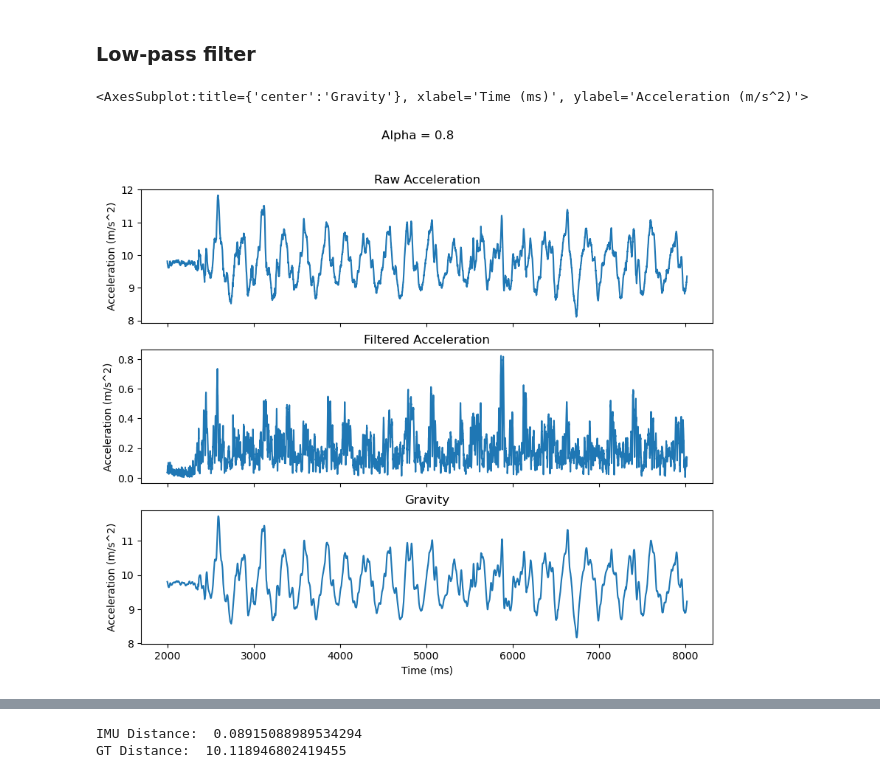
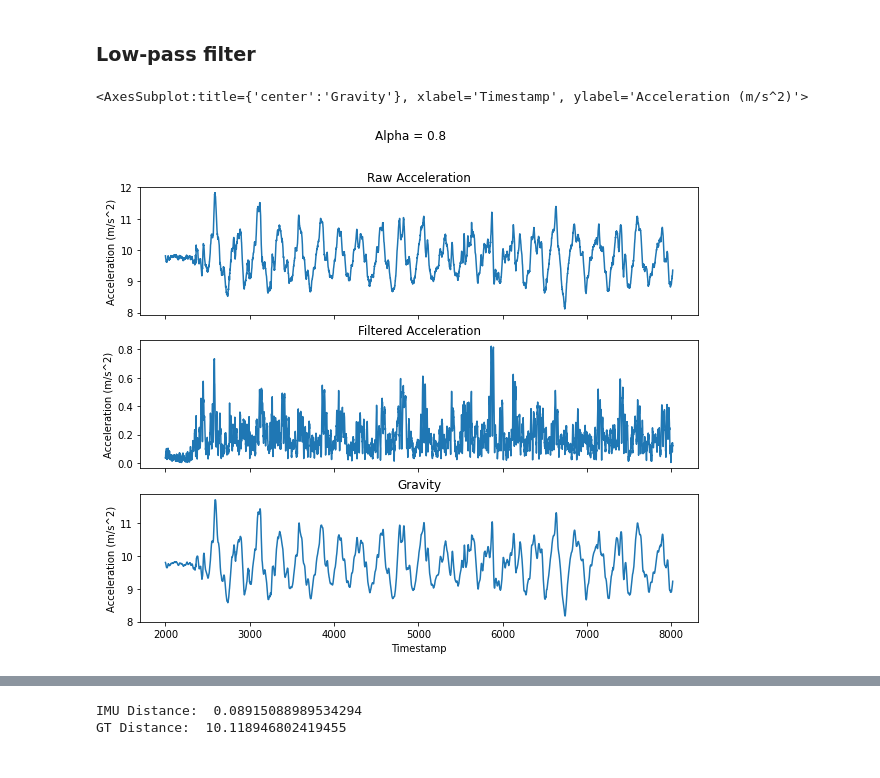
Before and after one commit to localization-as-a-service/local-registration, a Jupyter notebook: imu_trajectory_estimation.ipynb, the cells around one changed output, grey strips where cells are left out. Saved outputs shown, nothing was run; the diff lists cells and outputs as text; code cells hidden in the pictures.

```diff
--- a/imu_trajectory_estimation.ipynb
+++ b/imu_trajectory_estimation.ipynb
@@ -63,13 +59,13 @@ for i in tqdm.trange(imu_df.shape[0]):
 # %%
 figure, axes = plt.subplots(3, 1, figsize=(10, 8), sharex=True)
 figure.suptitle(f"Alpha = {alpha}")
 
-raw_accel_df.iloc[2000:].apply(lambda x: np.linalg.norm(x[1:4]), axis=1).plot(x="timestamp", y=["xa", "ya", "za"], xlabel="Time (ms)", ylabel="Acceleration (m/s^2)", title="Raw Acceleration", ax=axes[0])
-imu_df.iloc[2000:].apply(lambda x: np.linalg.norm(x[1:4]), axis=1).plot(x="timestamp", y=["xa", "ya", "za"], xlabel="Time (ms)", ylabel="Acceleration (m/s^2)", title="Filtered Acceleration", ax=axes[1])
-gravity_df.iloc[2000:].apply(lambda x: np.linalg.norm(x[1:4]), axis=1).plot(x="timestamp", y=["x", "y", "z"], xlabel="Time (ms)", ylabel="Acceleration (m/s^2)", title="Gravity", ax=axes[2])
+raw_accel_df.iloc[2000:].apply(lambda x: np.linalg.norm(x[1:4]), axis=1).plot(xlabel="Timestamp", ylabel="Acceleration (m/s^2)", title="Raw Acceleration", ax=axes[0])
+imu_df.iloc[2000:].apply(lambda x: np.linalg.norm(x[1:4]), axis=1).plot(xlabel="Timestamp", ylabel="Acceleration (m/s^2)", title="Filtered Acceleration", ax=axes[1])
+gravity_df.iloc[2000:].apply(lambda x: np.linalg.norm(x[1:4]), axis=1).plot(xlabel="Timestamp", ylabel="Acceleration (m/s^2)", title="Gravity", ax=axes[2])
 # %% [output]
-<AxesSubplot:title={'center':'Gravity'}, xlabel='Time (ms)', ylabel='Acceleration (m/s^2)'>
+<AxesSubplot:title={'center':'Gravity'}, xlabel='Timestamp', ylabel='Acceleration (m/s^2)'>
-[figure, old version]
+[figure, new version]
 # %%
 figure, axes = plt.subplots(2, 1, figsize=(10, 8), sharex=True)
 figure.suptitle(f"Alpha = {alpha}")
```
Also changed, not shown: parts of 44 cells of this notebook.
